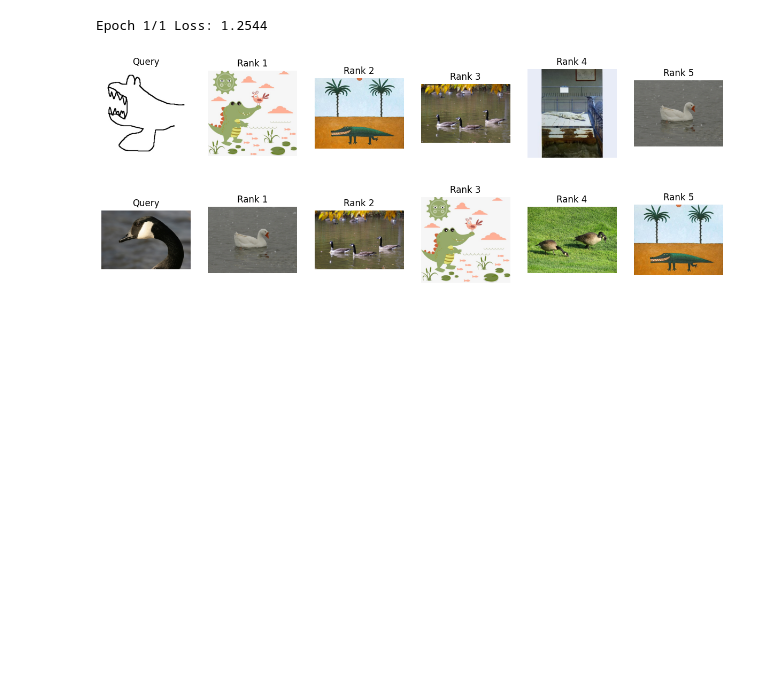
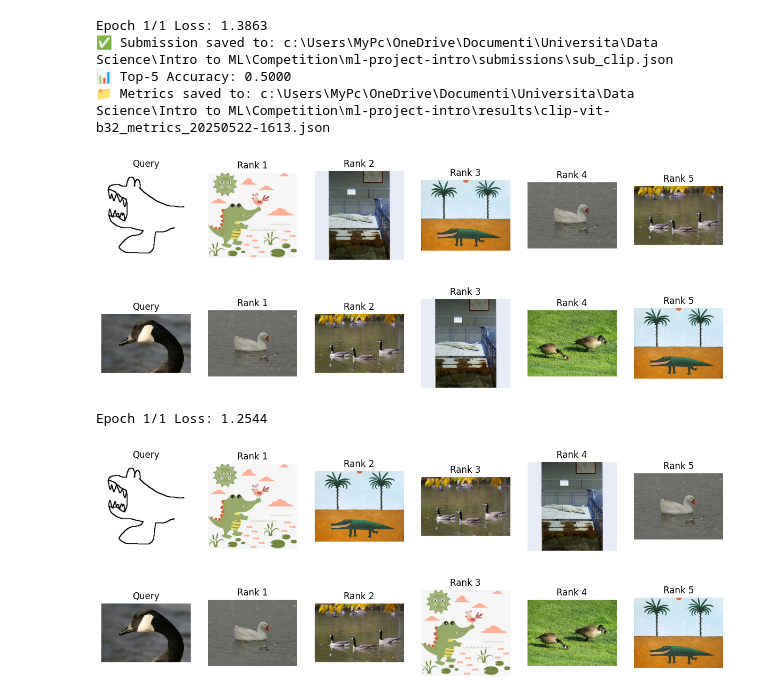
Before and after one commit to tercasaskova311/ml-project-intro, a Jupyter notebook: models/Clip.ipynb, the cells around one changed output. Drawn from its saved outputs; the diff is of its cells as text; code cells hidden in the pictures; blank space fills up the shorter version.

Commit message:
function saving the metrics!!

```diff
--- a/models/Clip.ipynb
+++ b/models/Clip.ipynb
@@ -147 +174,78 @@ def compute_accuracy(query_labels, retrieval_results, gallery_labels):
+# %%
+import time
+start_time = time.time()
+
+# --- Path setup ---
+BASE_DIR = os.path.abspath(os.path.join(os.getcwd(), ".."))
+DATA_DIR = os.path.join(BASE_DIR, "data")
+
+training_dir = os.path.join(DATA_DIR, "training")
+query_dir = os.path.join(DATA_DIR, "test", "query")
+gallery_dir = os.path.join(DATA_DIR, "test", "gallery")
+
+# --- Dataset ---
+transform = preprocess
+train_dataset = ImageTextDataset(training_dir, transform=preprocess)
+train_loader = DataLoader(train_dataset, batch_size, shuffle=True)
+
+# --- Optional fine-tuning ---
+if FINE_TUNE:
+    fine_tune_clip(train_loader, model)
+
+# --- Feature encoding ---
+gallery_features, gallery_paths = encode_images(gallery_dir, model, preprocess)
+query_features, query_paths = encode_images(query_dir, model, preprocess)
+
+# --- Retrieval ---
+retrieval_results = retrieve(query_features, gallery_features, gallery_paths, k=k)
+
+# --- Save submission JSON ---
+submission = []
+for i, qname in enumerate(query_paths):
+    submission.append({
+        "filename": os.path.basename(qname),
+        "samples": [os.path.basename(p) for p in retrieval_results[i]]
+    })
+
+sub_dir = os.path.join(BASE_DIR, "submissions")
+os.makedirs(sub_dir, exist_ok=True)
+sub_path = os.path.join(sub_dir, "sub_clip.json")
+with open(sub_path, "w") as f:
+    json.dump(submission, f, indent=2)
+
+print(f"✅ Submission saved to: {sub_path}")
+
+# --- Compute top-k accuracy ---
+def calculate_top_k_accuracy(query_paths, retrievals, k=10):
+    correct = 0
+    for i, qname in enumerate(query_paths):
+        q_class = os.path.basename(qname).split("_")[0]
+        retrieved_classes = [os.path.basename(p).split("_")[0] for p in retrievals[i]]
+        if q_class in retrieved_classes:
+            correct += 1
+    acc = correct / len(query_paths)
+    print(f"📊 Top-{k} Accuracy: {acc:.4f}")
+    return acc
+
+top_k_acc = calculate_top_k_accuracy(query_paths, retrieval_results, k=k)
+
+# --- Save metrics ---
+runtime = time.time() - start_time
+save_metrics_json(
+    model_name="clip-vit-b32",
+    top_k_accuracy=top_k_acc,
+    batch_size=batch_size,
+    is_finetuned=FINE_TUNE,
+    runtime=runtime
+)
+
+# --- Optional visualization ---
+visualize_retrieval(query_paths, retrieval_results)
+# %% [output]
+Epoch 1/1 Loss: 1.3863
+✅ Submission saved to: c:\Users\MyPc\OneDrive\Documenti\Universita\Data Science\Intro to ML\Competition\ml-project-intro\submissions\sub_clip.json
+📊 Top-5 Accuracy: 0.5000
+📁 Metrics saved to: c:\Users\MyPc\OneDrive\Documenti\Universita\Data Science\Intro to ML\Competition\ml-project-intro\results\clip-vit-b32_metrics_20250522-1613.json
+[figure, added]
+[figure, added]
 # %%
```
Also changed, not shown: parts of 2 cells of this notebook, 2 other files.
